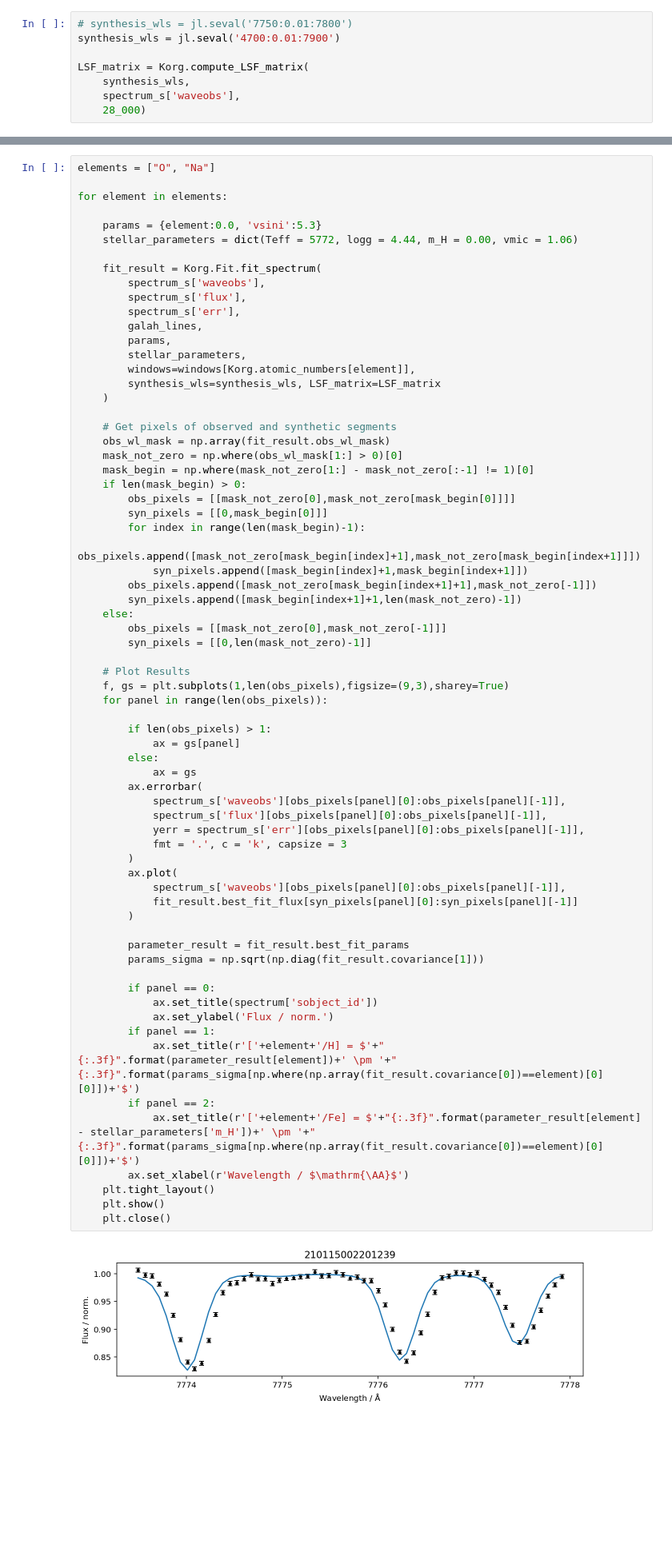
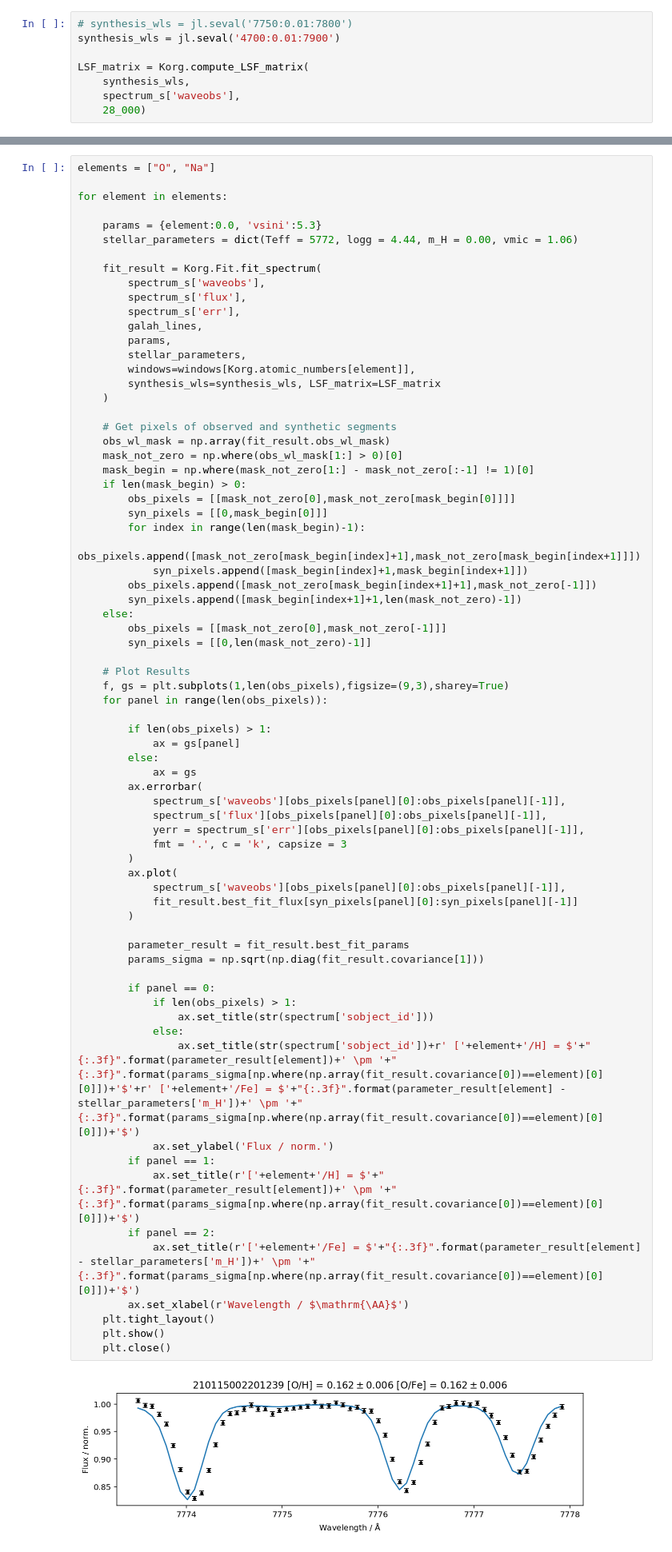
Before and after one commit to svenbuder/galah_korg, a Jupyter notebook: korg_for_galah_single.ipynb, the cells around one changed output, grey strips where cells are left out. Shown: that part at 80% size. Cells and saved outputs as stored; diff of their text form; blank space fills up the shorter version.

```diff
--- a/korg_for_galah_single.ipynb
+++ b/korg_for_galah_single.ipynb
@@ -121,33 +121,36 @@ for element in elements:
 
         if len(obs_pixels) > 1:
             ax = gs[panel]
         else:
             ax = gs
         ax.errorbar(
             spectrum_s['waveobs'][obs_pixels[panel][0]:obs_pixels[panel][-1]],
             spectrum_s['flux'][obs_pixels[panel][0]:obs_pixels[panel][-1]],
             yerr = spectrum_s['err'][obs_pixels[panel][0]:obs_pixels[panel][-1]],
             fmt = '.', c = 'k', capsize = 3
         )
         ax.plot(
             spectrum_s['waveobs'][obs_pixels[panel][0]:obs_pixels[panel][-1]],
             fit_result.best_fit_flux[syn_pixels[panel][0]:syn_pixels[panel][-1]]
         )
 
         parameter_result = fit_result.best_fit_params
         params_sigma = np.sqrt(np.diag(fit_result.covariance[1]))
 
         if panel == 0:
-            ax.set_title(spectrum['sobject_id'])
+            if len(obs_pixels) > 1:
+                ax.set_title(str(spectrum['sobject_id']))
+            else:
+                ax.set_title(str(spectrum['sobject_id'])+r' ['+element+'/H] = $'+"{:.3f}".format(parameter_result[element])+' \pm '+"{:.3f}".format(params_sigma[np.where(np.array(fit_result.covariance[0])==element)[0][0]])+'$'+r' ['+element+'/Fe] = $'+"{:.3f}".format(parameter_result[element] - stellar_parameters['m_H'])+' \pm '+"{:.3f}".format(params_sigma[np.where(np.array(fit_result.covariance[0])==element)[0][0]])+'$')
             ax.set_ylabel('Flux / norm.')
         if panel == 1:
             ax.set_title(r'['+element+'/H] = $'+"{:.3f}".format(parameter_result[element])+' \pm '+"{:.3f}".format(params_sigma[np.where(np.array(fit_result.covariance[0])==element)[0][0]])+'$')
         if panel == 2:
             ax.set_title(r'['+element+'/Fe] = $'+"{:.3f}".format(parameter_result[element] - stellar_parameters['m_H'])+' \pm '+"{:.3f}".format(params_sigma[np.where(np.array(fit_result.covariance[0])==element)[0][0]])+'$')
         ax.set_xlabel(r'Wavelength / $\mathrm{\AA}$')
     plt.tight_layout()
     plt.show()
     plt.close()
 # %% [output]
-[figure, old version]
+[figure, new version]
 [figure]
```
